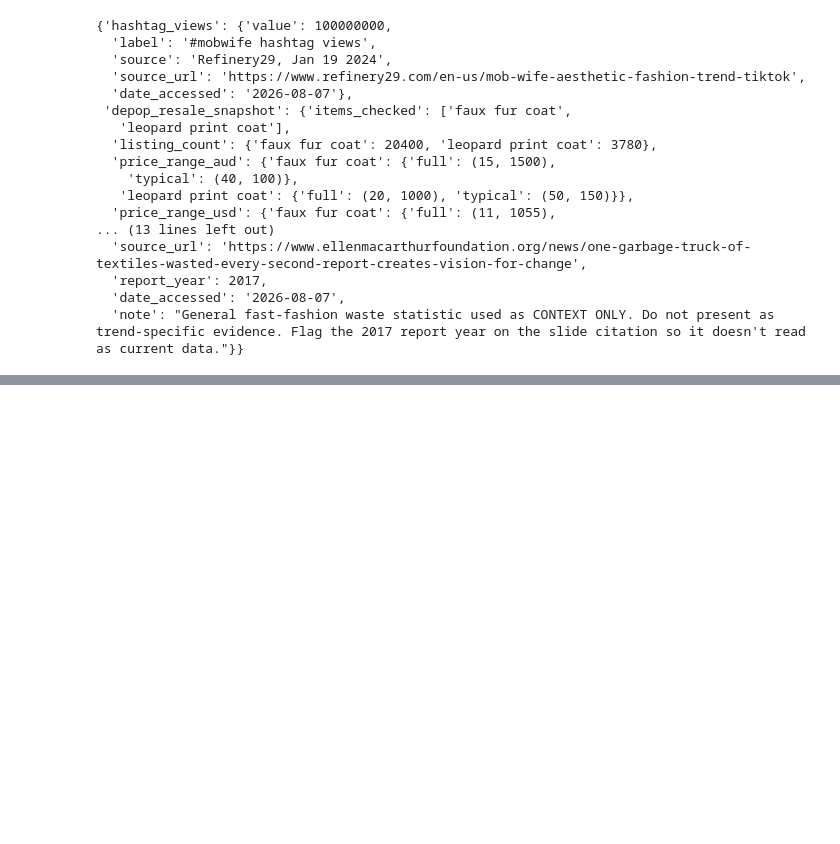
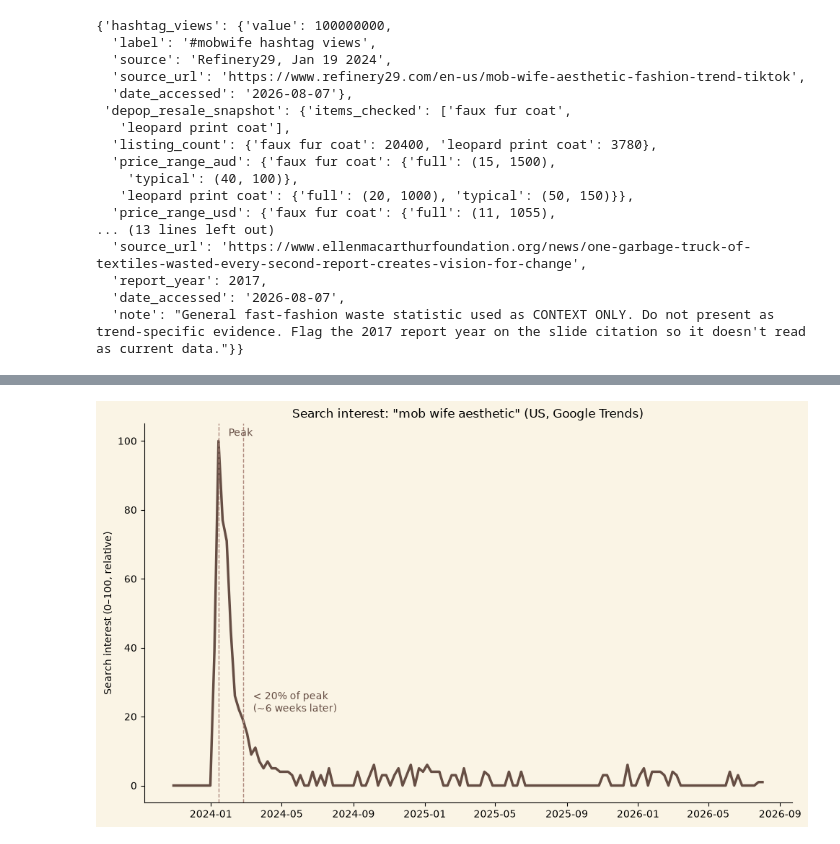
Before and after one commit to juvinciariadi/data-worn-thin.-, a Jupyter notebook: notebooks/issue-03/the_downfall_of_mob_wife.ipynb, the cells around one changed output, grey strips where cells are left out. Saved outputs shown, nothing was run; the diff lists cells and outputs as text; code cells hidden in the pictures; blank space fills up the shorter version.

Commit message:
finished the notebook for issue-03

```diff
--- a/notebooks/issue-03/the_downfall_of_mob_wife.ipynb
+++ b/notebooks/issue-03/the_downfall_of_mob_wife.ipynb
@@ -28,8 +28,8 @@ from trendspy import Trends
 from pytrends.request import TrendReq
 
 ISSUE = "issue-03"
-DATA_OUT = Path(f"../data/processed/issue-03")
-CHART_OUT = Path(f"../content/posts/issue-03/exports")
+DATA_OUT = Path(f"../../data/processed/issue-03")
+CHART_OUT = Path(f"../../content/posts/issue-03/exports")
 DATA_OUT.mkdir(parents=True, exist_ok=True)
 CHART_OUT.mkdir(parents=True, exist_ok=True)
 # %% [markdown]
@@ -166,0 +175,15 @@ manual_inputs
+# %%
+peak_date = trends_df[TERM_AESTHETIC].idxmax()
+peak_value = trends_df[TERM_AESTHETIC].max()
+threshold = peak_value * 0.20
+
+post_peak = trends_df.loc[peak_date:]
+faded_date = post_peak[post_peak[TERM_AESTHETIC] <= threshold].index.min()
+
+weeks_to_fade = None
+if pd.notnull(faded_date):
+    weeks_to_fade = (faded_date - peak_date).days / 7
+
+print(f"Peak: {peak_date.date()} (value={peak_value})")
+print(f"Faded to <20% of peak by: {faded_date.date() if pd.notnull(faded_date) else 'not yet'}")
+print(f"Weeks from peak to faded: {weeks_to_fade}")
@@ -166,0 +204,24 @@ manual_inputs
+# %%
+fig, ax = plt.subplots(figsize=(10, 6))
+
+ax.plot(trends_df.index, trends_df[TERM_AESTHETIC], color=COCOA, linewidth=2.5)
+
+ax.axvline(peak_date, color=DUSTY, linestyle="--", linewidth=1)
+ax.annotate("Peak", xy=(peak_date, peak_value), xytext=(10, 5),
+            textcoords="offset points", color=COCOA)
+
+if pd.notnull(faded_date):
+    ax.axvline(faded_date, color=DUSTY, linestyle="--", linewidth=1)
+    label = f"< 20% of peak\n(~{weeks_to_fade:.0f} weeks later)" if weeks_to_fade else "Faded"
+    ax.annotate(label, xy=(faded_date, threshold), xytext=(10, 5),
+                textcoords="offset points", color=COCOA)
+
+ax.set_title('Search interest: "mob wife aesthetic" (US, Google Trends)')
+ax.set_ylabel("Search interest (0–100, relative)")
+ax.spines[["top", "right"]].set_visible(False)
+
+plt.tight_layout()
+plt.savefig(CHART_OUT / "trends_curve_hero.png", dpi=300, facecolor=CREAM)
+plt.show()
+# %% [output]
+[figure, added]
```
Also changed, not shown: parts of 11 cells of this notebook, 3 other files.
